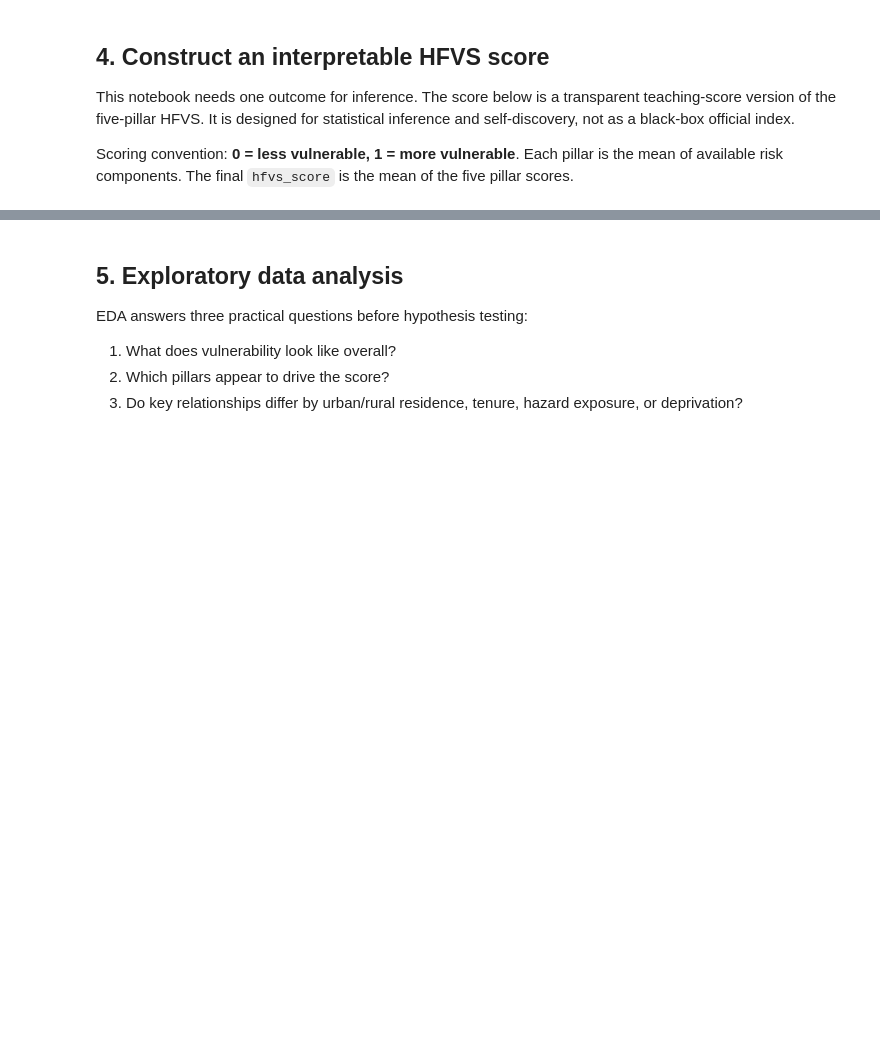
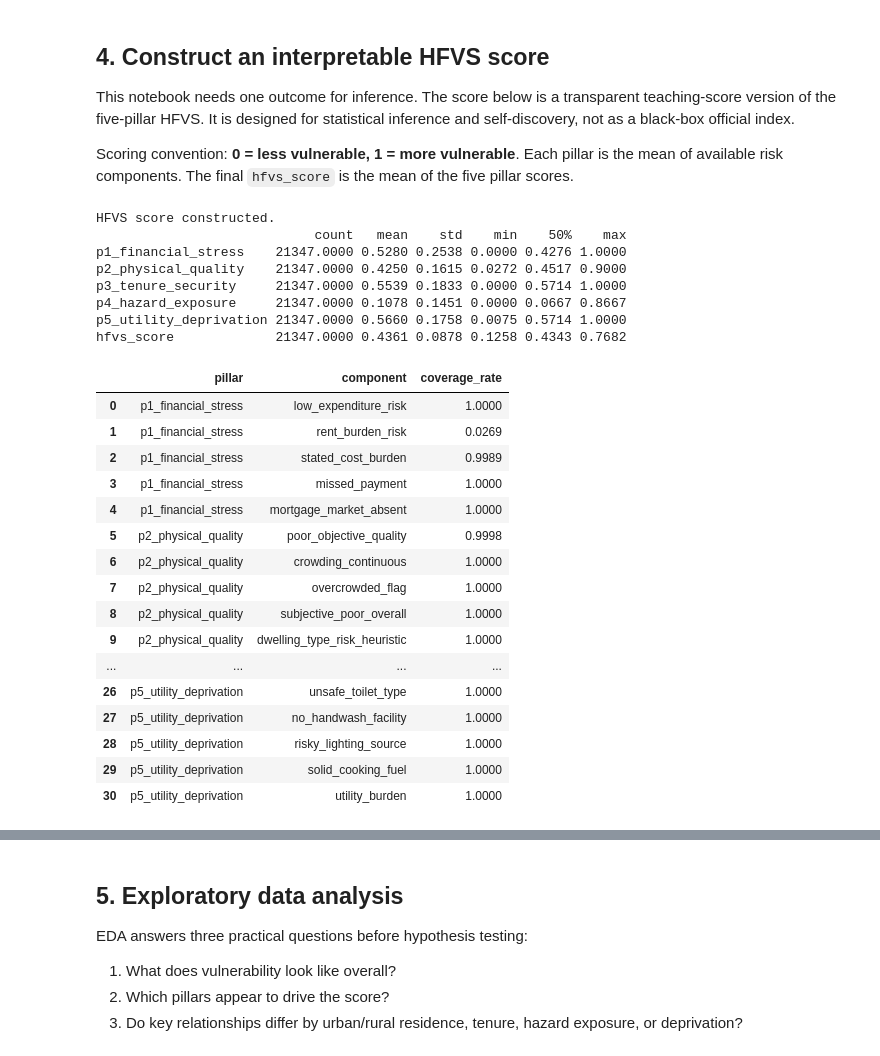
Before and after one commit to VAL-Jerono/statistical-inference-for-big-data, a Jupyter notebook: Statistical_Inference.ipynb, the cells around one changed output, grey strips where cells are left out. Cells and saved outputs as stored; diff of their text form; code cells hidden in the pictures; blank space fills up the shorter version.

```diff
--- a/Statistical_Inference.ipynb
+++ b/Statistical_Inference.ipynb
@@ -418,35 +496,60 @@ coverage_tables.append(component_mean('p5_utility_deprivation', {
     'unimproved_water_source': risk_if_not_in('water_src_main', [1, 2, 3]),
     'water_not_treated': risk_binary_no('water_treated'),
     'long_water_distance': norm01(num('water_dist_mins')),
     'unsafe_toilet_type': risk_if_in('toilet_type', [7, 8]),
     'no_handwash_facility': risk_binary_no('has_handwash_facility'),
     'risky_lighting_source': risk_if_not_in('lighting_src', [1, 2, 3, 4]),
     'solid_cooking_fuel': risk_if_in('cooking_fuel', [7, 9]),
     'utility_burden': num('util_burden_ratio').clip(0, 1),
 }))
 
 pillar_cols = [
     'p1_financial_stress',
     'p2_physical_quality',
     'p3_tenure_security',
     'p4_hazard_exposure',
     'p5_utility_deprivation',
 ]
 analysis['hfvs_score'] = analysis[pillar_cols].mean(axis=1, skipna=True)
 analysis['hfvs_class'] = pd.cut(
     analysis['hfvs_score'],
     bins=[-0.01, 0.20, 0.40, 0.60, 0.80, 1.00],
     labels=['Very low', 'Low', 'Moderate', 'High', 'Very high']
 )
-hfvs_qcut = pd.qcut(analysis['hfvs_score'], q=5, duplicates='drop')
-analysis['hfvs_quintile'] = hfvs_qcut.astype(str).replace({'nan': np.nan})
+analysis['hfvs_quintile'] = pd.qcut(analysis['hfvs_score'], q=5, duplicates='drop')
 
 component_coverage = pd.concat(coverage_tables, ignore_index=True)
 component_coverage.to_csv(TABS / 'statistical_inference_pillar_component_coverage.csv', index=False)
 
 print('HFVS score constructed.')
 print(analysis[pillar_cols + ['hfvs_score']].describe().T[['count', 'mean', 'std', 'min', '50%', 'max']])
 display(component_coverage)
+# %% [output]
+HFVS score constructed.
+                            count   mean    std    min    50%    max
+p1_financial_stress    21347.0000 0.5280 0.2538 0.0000 0.4276 1.0000
+p2_physical_quality    21347.0000 0.4250 0.1615 0.0272 0.4517 0.9000
+p3_tenure_security     21347.0000 0.5539 0.1833 0.0000 0.5714 1.0000
+p4_hazard_exposure     21347.0000 0.1078 0.1451 0.0000 0.0667 0.8667
+p5_utility_deprivation 21347.0000 0.5660 0.1758 0.0075 0.5714 1.0000
+hfvs_score             21347.0000 0.4361 0.0878 0.1258 0.4343 0.7682
+|  | pillar | component | coverage_rate |
+| 0 | p1_financial_stress | low_expenditure_risk | 1.0000 |
+| 1 | p1_financial_stress | rent_burden_risk | 0.0269 |
+| 2 | p1_financial_stress | stated_cost_burden | 0.9989 |
+| 3 | p1_financial_stress | missed_payment | 1.0000 |
+| 4 | p1_financial_stress | mortgage_market_absent | 1.0000 |
+| 5 | p2_physical_quality | poor_objective_quality | 0.9998 |
+| 6 | p2_physical_quality | crowding_continuous | 1.0000 |
+| 7 | p2_physical_quality | overcrowded_flag | 1.0000 |
+| 8 | p2_physical_quality | subjective_poor_overall | 1.0000 |
+| 9 | p2_physical_quality | dwelling_type_risk_heuristic | 1.0000 |
+| ... | ... | ... | ... |
+| 26 | p5_utility_deprivation | unsafe_toilet_type | 1.0000 |
+| 27 | p5_utility_deprivation | no_handwash_facility | 1.0000 |
+| 28 | p5_utility_deprivation | risky_lighting_source | 1.0000 |
+| 29 | p5_utility_deprivation | solid_cooking_fuel | 1.0000 |
+| 30 | p5_utility_deprivation | utility_burden | 1.0000 |
 # %%
 # 4.2 Quick HFVS profile
 hfvs_profile = pd.DataFrame({
```
Also changed, not shown: parts of 30 cells of this notebook.
